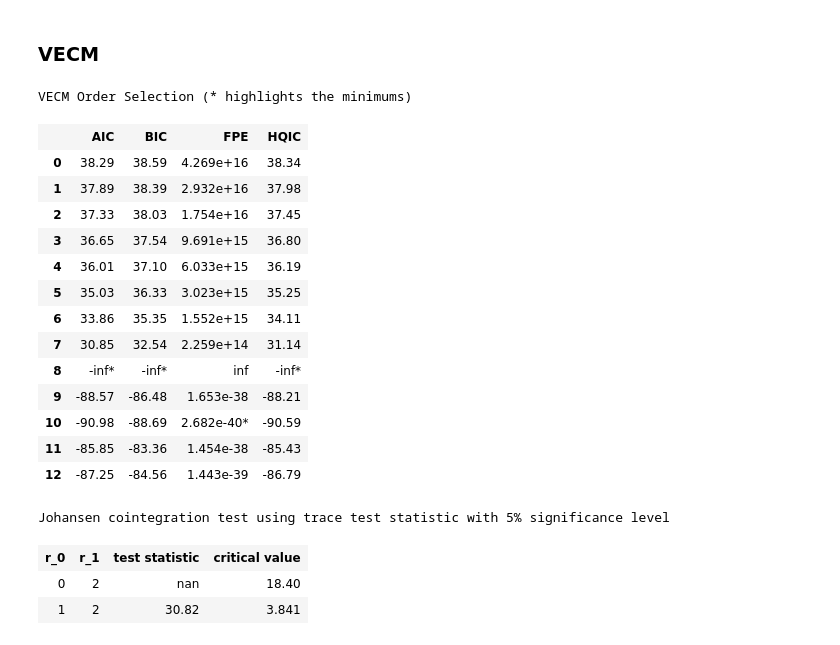
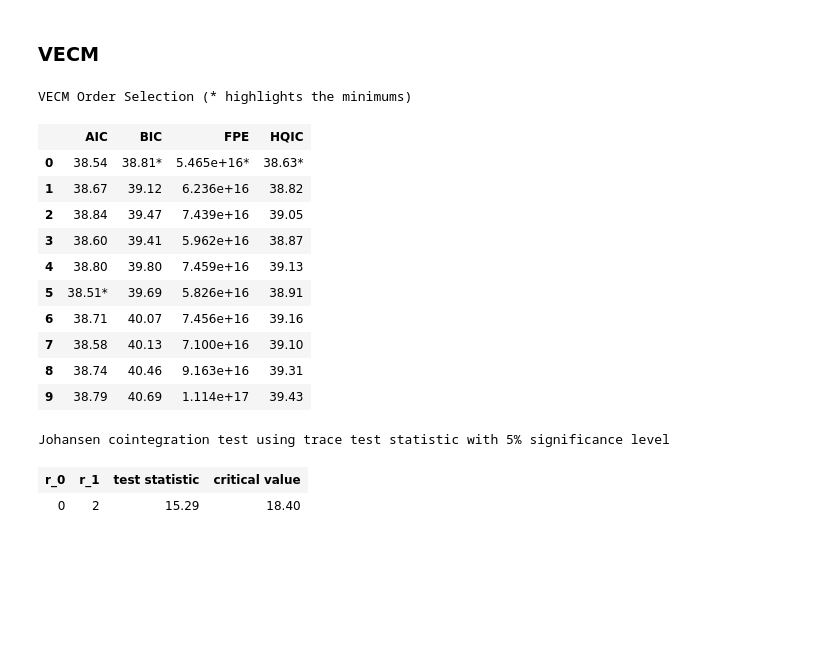
Before and after one commit to worldbank/pacific-observatory, a Jupyter notebook: scripts/notebooks/EDA-Fiji.ipynb, the cells around one changed output. Drawn from its saved outputs; the diff is of its cells as text; code cells hidden in the pictures; blank space fills up the shorter version.

```diff
--- a/scripts/notebooks/EDA-Fiji.ipynb
+++ b/scripts/notebooks/EDA-Fiji.ipynb
@@ -21,10 +24,23 @@ filepaths = [fiji_folder + file for file in fiji_files]
 # %% [markdown]
 ## Fiji Census
 # %%
-for file in filepaths:
-    if "by_month" in file:
-        break
+file_17_19 = "visitors_by_origin_month_17_19.csv"
+file_20_22 = "visitors_by_month_20_22.csv"
 
-df = pd.read_csv(file).drop("Unnamed: 0", axis=1)
+df17_19 = pd.read_csv(fiji_folder + file_17_19).drop("Unnamed: 0", axis=1)
+df20_22 = pd.read_csv(fiji_folder + file_20_22).drop("Unnamed: 0", axis=1)
+
+df = pd.concat([df17_19, df20_22], axis=0)
+df["dates"] = pd.to_datetime(df["dates"])
+df["month"] = df["dates"].dt.month
+df = (df.sort_values(by="dates")
+      .reset_index()
+      .drop("index", axis=1)
+      .fillna(0))
+
+cols = df.columns[~df.columns.isin(["dates", "year", "month"])]
+for col in cols:
+    df[col] = df[col].astype(int)
+
 df.head(5)
 # %% [output]
@@ -54,17 +70,15 @@ fj_avi = (aviation[(aviation.ISO == "FJ") & (aviation.Aircraft_type == "passenge
           [["Date", "Number_of_flights_intl", "Number_of_flights_total",
             "Seats_arrivals_intl", "Seats_arrivals_total"]])
 
-dates = pd.DataFrame(pd.date_range(start="2020-01-01",
-                                   end="2022-08-01"), columns=["Date"])
+dates = pd.DataFrame(pd.date_range(start="2019-01-01",
+                                   end="2022-08-01"), columns=["dates"])
 
-fj_avi = dates.merge(fj_avi, how="left", on="Date")
-fj_avi["Date"] = pd.to_datetime(fj_avi["Date"])
-fj_avi["Month"], fj_avi["Year"] = fj_avi["Date"].dt.month, fj_avi["Date"].dt.year
+fj_avi = dates.merge(fj_avi, how="left", left_on="dates", right_on="Date")
+fj_avi["dates"] = pd.to_datetime(fj_avi["dates"])
+fj_avi["month"], fj_avi["year"] = fj_avi["dates"].dt.month, fj_avi["dates"].dt.year
 
-fj_avi_19_22 = fj_avi.groupby(by=["Year", "Month"]).sum().reset_index()
-fj_merged = pd.concat([fj_avi_19_22, df], axis=1)
-
-
+fj_avi_19_22 = fj_avi.groupby(by=["year", "month"]).sum().reset_index()
+fj_merged = fj_avi_19_22.merge(df, left_on=["year", "month"], right_on=["year", "month"])
 
 fj_merged = fj_merged.drop("year", axis=1)
 fj_merged.columns = fj_merged.columns.str.lower()
@@ -331,30 +278,26 @@ plt.show()
 ### VECM
 # %%
 from statsmodels.tsa.vector_ar.vecm import *
-vecm_lag = select_order(fj_merged[["total", "seats_arrivals_intl"]], maxlags=12)
+vecm_lag = select_order(fj_diff[["total", "seats_arrivals_intl"]], maxlags=9)
 vecm_lag.summary()
 # %% [output]
 VECM Order Selection (* highlights the minimums)
 |  | AIC | BIC | FPE | HQIC |
-| 0 | 38.29 | 38.59 | 4.269e+16 | 38.34 |
-| 1 | 37.89 | 38.39 | 2.932e+16 | 37.98 |
-| 2 | 37.33 | 38.03 | 1.754e+16 | 37.45 |
-| 3 | 36.65 | 37.54 | 9.691e+15 | 36.80 |
-| 4 | 36.01 | 37.10 | 6.033e+15 | 36.19 |
-| 5 | 35.03 | 36.33 | 3.023e+15 | 35.25 |
-| 6 | 33.86 | 35.35 | 1.552e+15 | 34.11 |
-| 7 | 30.85 | 32.54 | 2.259e+14 | 31.14 |
-| 8 | -inf* | -inf* | inf | -inf* |
-| 9 | -88.57 | -86.48 | 1.653e-38 | -88.21 |
-| 10 | -90.98 | -88.69 | 2.682e-40* | -90.59 |
-| 11 | -85.85 | -83.36 | 1.454e-38 | -85.43 |
-| 12 | -87.25 | -84.56 | 1.443e-39 | -86.79 |
+| 0 | 38.54 | 38.81* | 5.465e+16* | 38.63* |
+| 1 | 38.67 | 39.12 | 6.236e+16 | 38.82 |
+| 2 | 38.84 | 39.47 | 7.439e+16 | 39.05 |
+| 3 | 38.60 | 39.41 | 5.962e+16 | 38.87 |
+| 4 | 38.80 | 39.80 | 7.459e+16 | 39.13 |
+| 5 | 38.51* | 39.69 | 5.826e+16 | 38.91 |
+| 6 | 38.71 | 40.07 | 7.456e+16 | 39.16 |
+| 7 | 38.58 | 40.13 | 7.100e+16 | 39.10 |
+| 8 | 38.74 | 40.46 | 9.163e+16 | 39.31 |
+| 9 | 38.79 | 40.69 | 1.114e+17 | 39.43 |
 # %%
 vec_rank = select_coint_rank(
-    fj_merged[["total", "seats_arrivals_intl"]], det_order=1, k_ar_diff=9, method='trace')
+    fj_merged[["total", "seats_arrivals_intl"]], det_order=1, k_ar_diff=5, method='trace')
 vec_rank.summary()
 # %% [output]
 Johansen cointegration test using trace test statistic with 5% significance level
 | r_0 | r_1 | test statistic | critical value |
-| 0 | 2 | nan | 18.40 |
-| 1 | 2 | 30.82 | 3.841 |
+| 0 | 2 | 15.29 | 18.40 |
```
Also changed, not shown: parts of 21 cells of this notebook, 14 other files.
